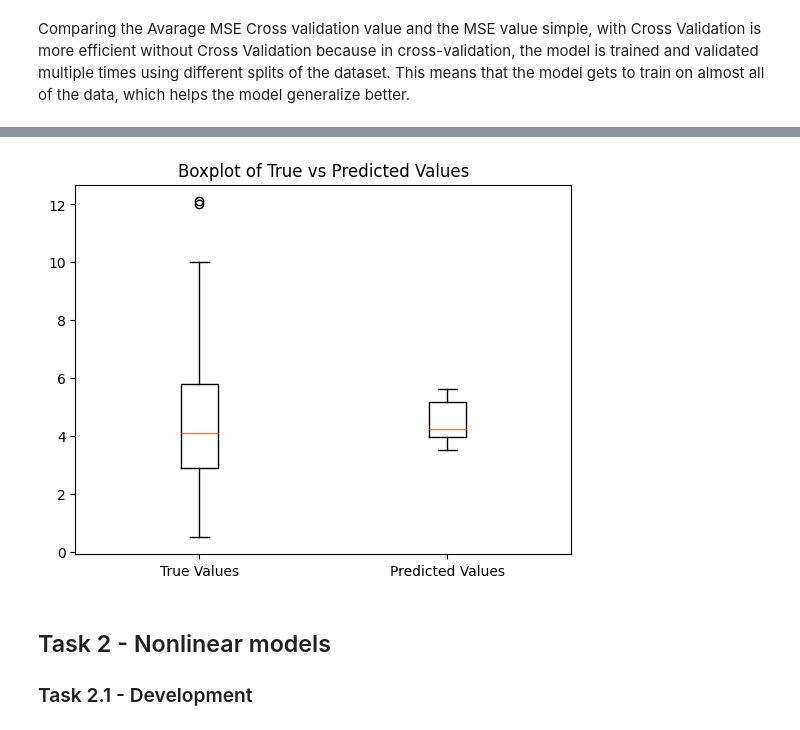
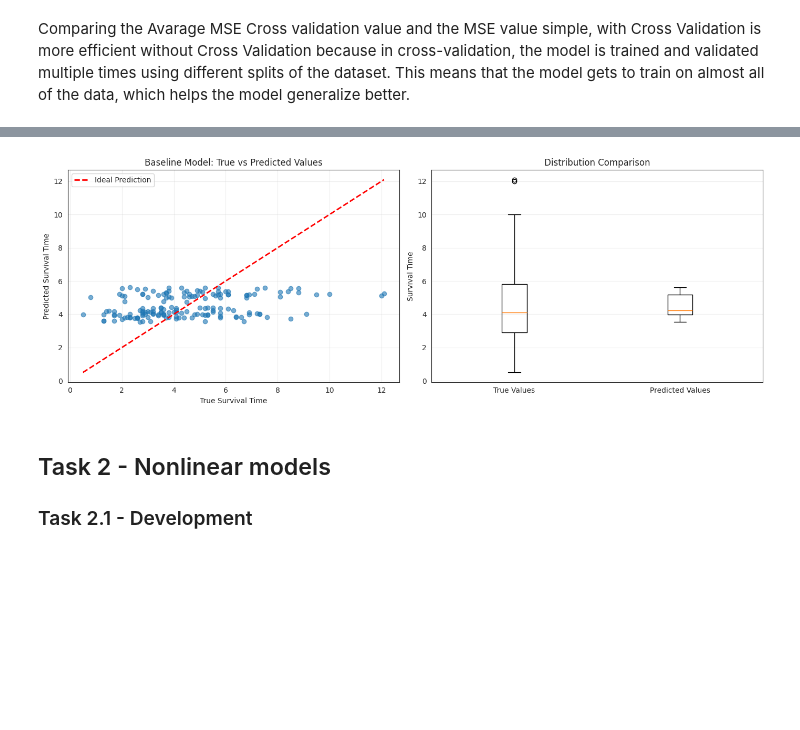
Before and after one commit to zepedrocosta/AA-Projeto2, a Jupyter notebook: Tasks.ipynb, the cells around one changed output, grey strips where cells are left out. Saved outputs shown, nothing was run; the diff lists cells and outputs as text; code cells hidden in the pictures; blank space fills up the shorter version.

```diff
--- a/Tasks.ipynb
+++ b/Tasks.ipynb
@@ -41,6 +51,24 @@ def create_submission_file(predictions, filename):
     submission.to_csv(f'./results/{filename}', index=False)
 
     print(f"File Created: ./results/{filename}")
+# %%
+def error_metric(y, y_hat, c):
+    """
+    Censored Mean Squared Error calculation.
+    c = 0 for uncensored data points
+    c = 1 for censored data points
+
+    Args:
+        y (array-like): True Survival Time values.
+        y_hat (array-like): Predicted Survival Time values.
+        c (array-like): Censoring indicators (0 for uncensored, 1 for censored).
+
+    Returns:
+        float: The Censored Mean Squared Error.
+    """
+    err = y-y_hat
+    err = (1-c)*err**2 + c*np.maximum(0,err)**2
+    return np.sum(err)/err.shape[0]
 # %% [markdown]
 ## Task 1 - Setting the baseline
 
@@ -237,6 +419,49 @@ File Created: ./results/baseline-submission-01.csv
 # %%
-plt.boxplot([y, y_pred], tick_labels=["True Values", "Predicted Values"])
-plt.title("Boxplot of True vs Predicted Values")
+# Visualize model performance
+fig, axes = plt.subplots(1, 2, figsize=(14, 5))
+fig.patch.set_facecolor('white')
+
+# Scatter plot: True vs Predicted
+axes[0].scatter(y, y_pred_baseline, alpha=0.6)
+axes[0].plot([y.min(), y.max()], [y.min(), y.max()], 'r--', lw=2, label='Ideal Prediction')
+axes[0].set_xlabel('True Survival Time')
+axes[0].set_ylabel('Predicted Survival Time')
+axes[0].set_title('Baseline Model: True vs Predicted Values')
+axes[0].legend()
+axes[0].grid(True, alpha=0.3)
+
+# Boxplot: Distribution comparison
+axes[1].boxplot([y, y_pred_baseline], tick_labels=["True Values", "Predicted Values"])
+axes[1].set_ylabel('Survival Time')
+axes[1].set_title('Distribution Comparison')
+axes[1].grid(True, alpha=0.3, axis='y')
+
+plt.tight_layout()
+plt.savefig('./plots/baseline_model_performance.png', dpi=300, bbox_inches='tight', facecolor='white')
 plt.show()
+
+# Save each plot separately
+fig_scatter = plt.figure(figsize=(8, 6))
+fig_scatter.patch.set_facecolor('white')
+plt.scatter(y, y_pred_baseline, alpha=0.6)
+plt.plot([y.min(), y.max()], [y.min(), y.max()], 'r--', lw=2, label='Ideal Prediction')
+plt.xlabel('True Survival Time')
+plt.ylabel('Predicted Survival Time')
+plt.title('Baseline Model: True vs Predicted Values')
+plt.legend()
+plt.grid(True, alpha=0.3)
+plt.tight_layout()
+plt.savefig('./plots/baseline_scatter_plot.png', dpi=300, bbox_inches='tight', facecolor='white')
+plt.close()
+
+fig_boxplot = plt.figure(figsize=(8, 6))
+fig_boxplot.patch.set_facecolor('white')
+plt.boxplot([y, y_pred_baseline], tick_labels=["True Values", "Predicted Values"])
+plt.ylabel('Survival Time')
+plt.title('Distribution Comparison')
+plt.grid(True, alpha=0.3, axis='y')
+plt.tight_layout()
+plt.savefig('./plots/baseline_boxplot.png', dpi=300, bbox_inches='tight', facecolor='white')
+plt.close()
 # %% [output]
-[figure, old version]
+[figure, new version]
```
Also changed, not shown: parts of 21 cells of this notebook, 10 other files.
